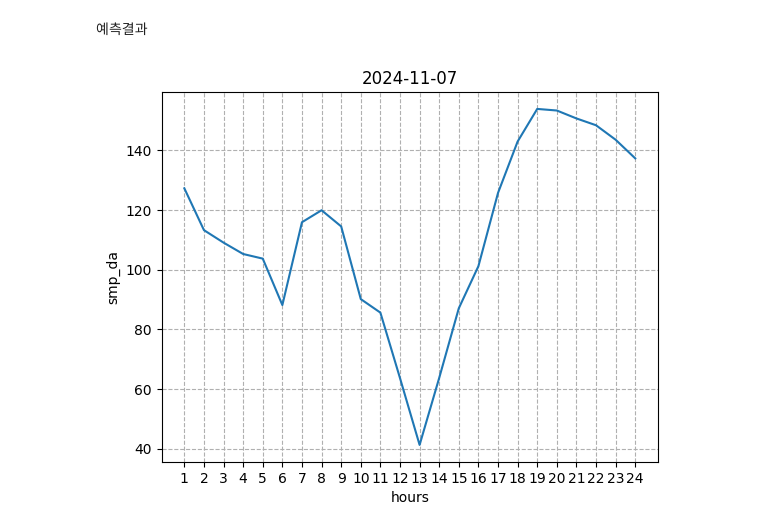
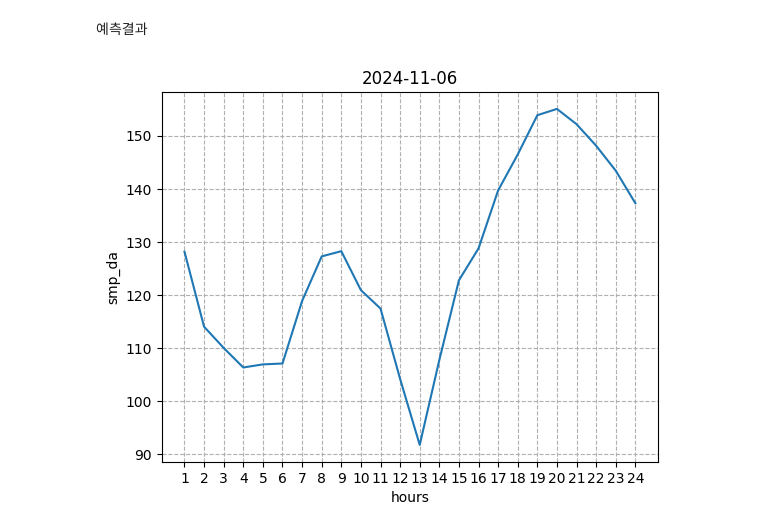
Before and after one commit to bluelemon61/24-OIBC-WolgoksTears, a Jupyter notebook: personal_files/hoon/DL_skeleton_v3.ipynb, the cells around one changed output. Drawn from its saved outputs; the diff is of its cells as text; code cells hidden in the pictures.

```diff
--- a/personal_files/hoon/DL_skeleton_v3.ipynb
+++ b/personal_files/hoon/DL_skeleton_v3.ipynb
@@ -185,8 +188,6 @@ target_date = {
   "train_start_date": '2024-03-03',
   # 최대 2024-10-22
   "train_end_date": '2024-10-22',
-  # 예측할 날짜
-  "predict_target_date": '2024-11-07',
 }
 # %%
 X = X.loc[
@@ -463,0 +476,9 @@ torch.save(model.state_dict(), 'model3.pth')
+# %%
+test_target_date = {
+  # 최소 2024-10-25
+  "start_date": '2024-10-25',
+  # 최대 2024-11-07
+  "end_date": '2024-11-07',
+}
+
+predict_target_date = '2024-11-06'
@@ -476,13 +499,18 @@ model_test.load_state_dict(torch.load('model3.pth'))
 - 제주 전력 시장 실시간 (n-1)
 - 제주 전력 시장 현황 (n-1)
 # %%
-dfs = [weather_forecast_1, smp_rt_rc, elec_supply]
+dfs = [weather_forecast_1, smp_da_x, smp_rt_rc, elec_supply]
 
-input_data = reduce(lambda left, right: pd.merge(left, right, on='datetime', how='inner'), dfs)
+test_data = reduce(lambda left, right: pd.merge(left, right, on='datetime', how='inner'), dfs)
 
-target_day = datetime.strptime(target_date['predict_target_date'], '%Y-%m-%d')
+target_day = datetime.strptime(predict_target_date, '%Y-%m-%d')
 
-input_data = input_data.loc[
-  (input_data['datetime'] > target_day) &
-  (input_data['datetime'] <= target_day + timedelta(days=1))
+target_data = test_data.loc[
+  (test_data['datetime'] > target_day) &
+  (test_data['datetime'] <= target_day + timedelta(days=1))
 ]
+
+test_data = test_data.loc[
+  (test_data['datetime'] > datetime.strptime(test_target_date['start_date'], '%Y-%m-%d')) &
+  (test_data['datetime'] <= datetime.strptime(test_target_date['end_date'], '%Y-%m-%d') + timedelta(days=1))
+]
@@ -510,5 +554,5 @@ input_data
 # %%
-predict_set = ElecDataset(input_data, Y.iloc[:24])
+predict_set = ElecDataset(target_data, Y.iloc[:24])
 
 predict_dataloader = DataLoader(dataset=predict_set,
                         batch_size=24,
@@ -540,12 +584,12 @@ print(flattened_list)
 # %%
 plt.plot(list(range(1, 25)), flattened_list)
 
-plt.title(target_date['predict_target_date'])
+plt.title(predict_target_date)
 plt.xlabel('hours')
 plt.ylabel('smp_da')
 plt.xticks(list(range(1,25, 1)))
 plt.grid(True, linestyle='--')
 
 plt.show()
 # %% [output]
-[figure, old version]
+[figure, new version]
```
Also changed, not shown: parts of 17 cells of this notebook, 2 other files.
